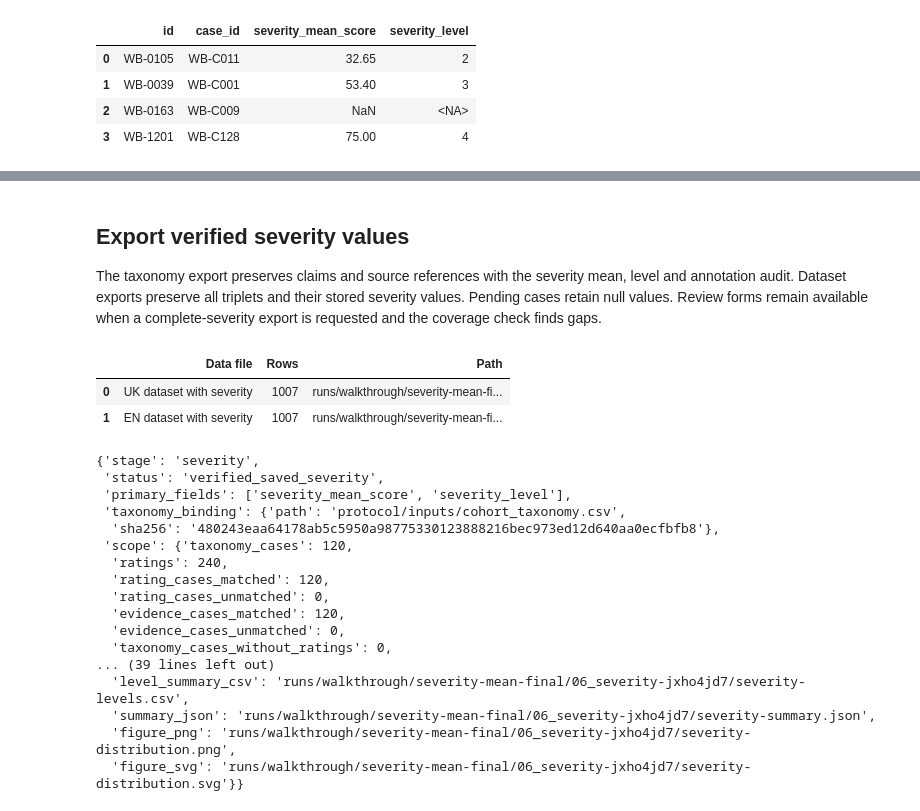
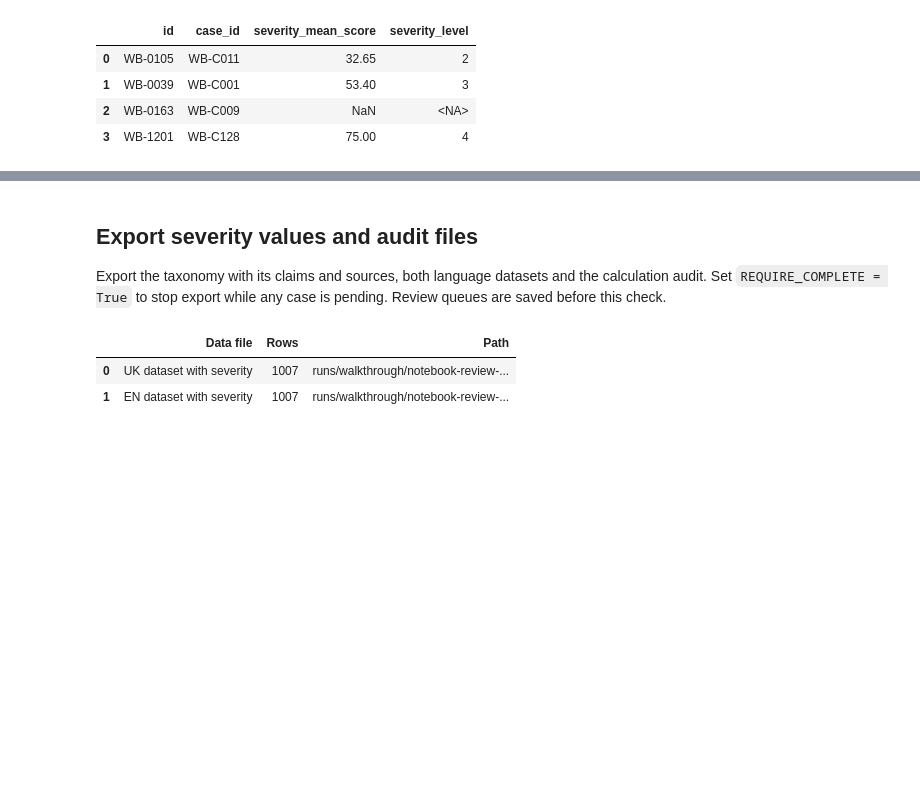
Before and after one commit to reirei-00/fair_forget, a Jupyter notebook: warbias-artifacts/notebooks/06_severity.ipynb, the cells around one changed output, grey strips where cells are left out. Drawn from its saved outputs; the diff is of its cells as text; code cells hidden in the pictures; blank space fills up the shorter version.

Commit message:
Simplify dataset notebook walkthroughs

```diff
--- a/warbias-artifacts/notebooks/06_severity.ipynb
+++ b/warbias-artifacts/notebooks/06_severity.ipynb
@@ -662,10 +612,9 @@ display(
 # %% [markdown]
-## Export verified severity values
+## Export severity values and audit files
 
-The taxonomy export preserves claims and source references with the severity mean,
-level and annotation audit. Dataset exports preserve all triplets and their stored
-severity values. Pending cases retain null values. Review forms remain available
-when a complete-severity export is requested and the coverage check finds gaps.
+Export the taxonomy with its claims and sources, both language datasets and the
+calculation audit. Set `REQUIRE_COMPLETE = True` to stop export while any case
+is pending. Review queues are saved before this check.
 # %%
 if REQUIRE_COMPLETE:
     require_final_labels(taxonomy_with_severity)
@@ -686,7 +635,7 @@ for language, rows in triplet_severity.items():
 dataset_paths = {}
 for language, rows in dataset_with_severity.items():
     path = work / f"dataset-with-severity-{language}.jsonl"
-    write_rows(path, rows)
+    write_rows(path, rows, columns=dataset["protocol"]["columns"])
     assert read_rows(path) == rows
     dataset_paths[language] = path.as_posix()
 decision_csv = work / "case-decisions.csv"
@@ -730,50 +679,32 @@ result = {
     "datasets": dataset_paths,
     "readiness": readiness,
     "review_queues": review_paths,
     "review_case_counts": {key: len(rows) for key, rows in review_queues.items()},
     "analysis": {
         "summary": summary,
         "case_decisions_csv": decision_csv.as_posix(),
         "case_decisions_jsonl": decision_jsonl.as_posix(),
         "cdf_csv": cdf_csv.as_posix(),
         "level_summary_csv": level_csv.as_posix(),
         "summary_json": summary_json.as_posix(),
         "figure_png": figure_png.as_posix(),
         "figure_svg": figure_svg.as_posix(),
     },
 }
 write_json(work / "severity-result.json", result)
 display(
     DataFrame(
         [
             {
                 "Data file": f"{language.upper()} dataset with severity",
                 "Rows": len(dataset_with_severity[language]),
                 "Path": path,
             }
             for language, path in dataset_paths.items()
         ]
     )
 )
-result
 # %% [output]
 |  | Data file | Rows | Path |
-| 0 | UK dataset with severity | 1007 | runs/walkthrough/severity-mean-fi... |
-| 1 | EN dataset with severity | 1007 | runs/walkthrough/severity-mean-fi... |
+| 0 | UK dataset with severity | 1007 | runs/walkthrough/notebook-review-... |
+| 1 | EN dataset with severity | 1007 | runs/walkthrough/notebook-review-... |
-{'stage': 'severity',
- 'status': 'verified_saved_severity',
- 'primary_fields': ['severity_mean_score', 'severity_level'],
- 'taxonomy_binding': {'path': 'protocol/inputs/cohort_taxonomy.csv',
-  'sha256': '480243eaa64178ab5c5950a98775330123888216bec973ed12d640aa0ecfbfb8'},
- 'scope': {'taxonomy_cases': 120,
-  'ratings': 240,
-  'rating_cases_matched': 120,
-  'rating_cases_unmatched': 0,
-  'evidence_cases_matched': 120,
-  'evidence_cases_unmatched': 0,
-  'taxonomy_cases_without_ratings': 0,
-... (39 lines left out)
-  'level_summary_csv': 'runs/walkthrough/severity-mean-final/06_severity-jxho4jd7/severity-levels.csv',
-  'summary_json': 'runs/walkthrough/severity-mean-final/06_severity-jxho4jd7/severity-summary.json',
-  'figure_png': 'runs/walkthrough/severity-mean-final/06_severity-jxho4jd7/severity-distribution.png',
-  'figure_svg': 'runs/walkthrough/severity-mean-final/06_severity-jxho4jd7/severity-distribution.svg'}}
```
Also changed, not shown: parts of 10 cells of this notebook, 5 other files.
